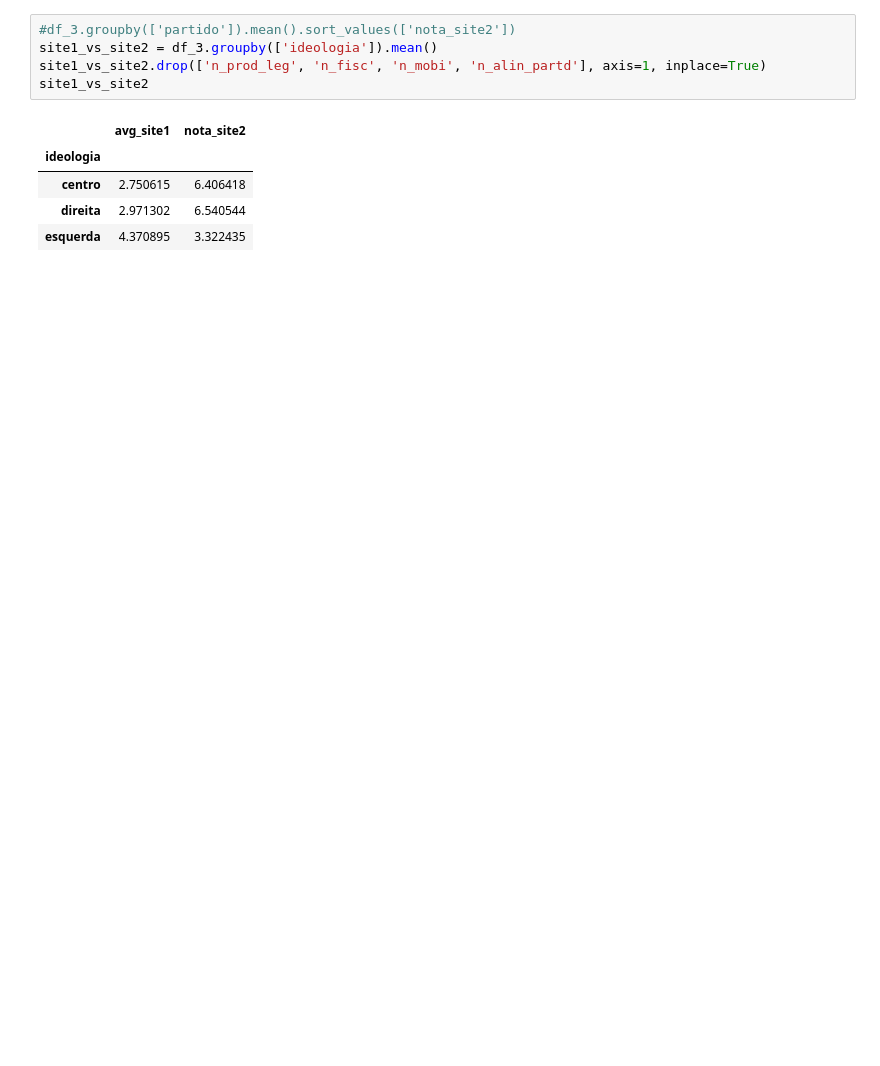
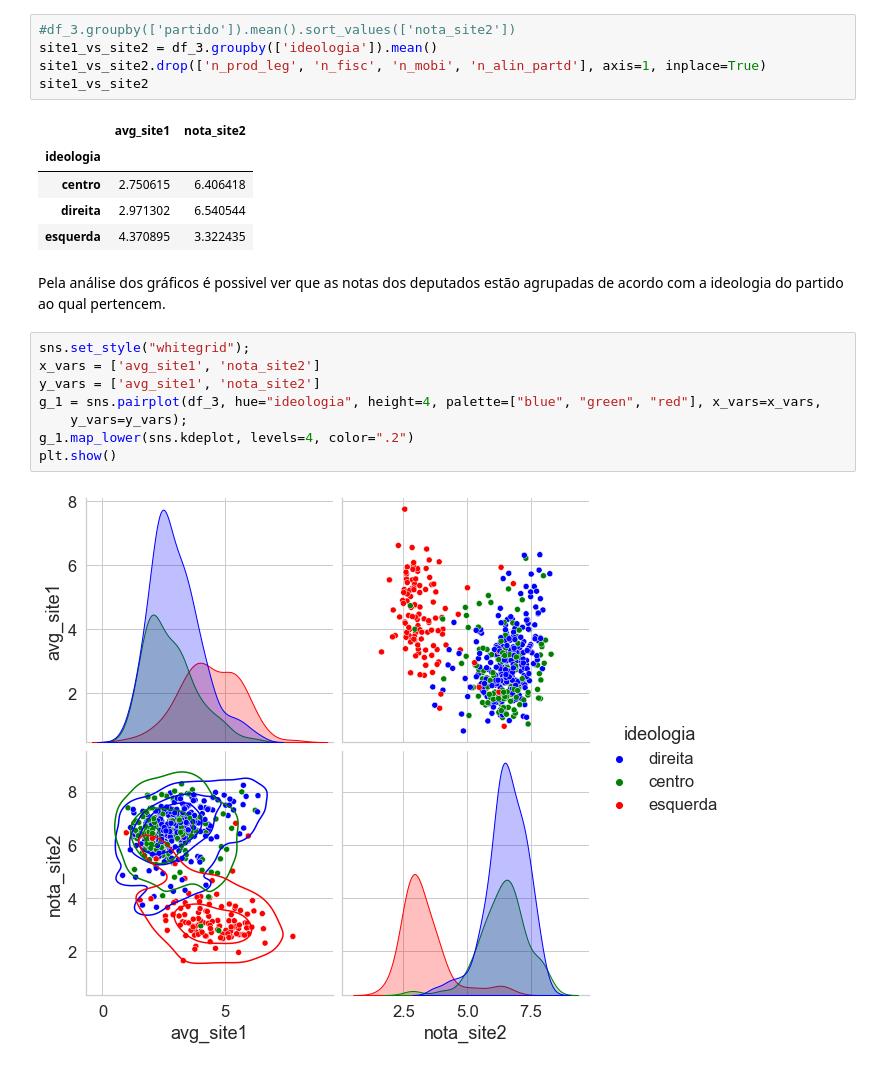
Before and after one commit to AndreMoura88/Notas_de_deputados, a Jupyter notebook: Analise_dos_dados.ipynb, the cells around one changed output. Saved outputs shown, nothing was run; the diff lists cells and outputs as text; blank space fills up the shorter version.

```diff
--- a/Analise_dos_dados.ipynb
+++ b/Analise_dos_dados.ipynb
@@ -132,3 +133,15 @@ site1_vs_site2
 | centro | 2.750615 | 6.406418 |
 | direita | 2.971302 | 6.540544 |
 | esquerda | 4.370895 | 3.322435 |
+# %% [markdown]
+Pela análise dos gráficos é possivel ver que as notas dos deputados estão agrupadas de acordo com a ideologia do partido ao qual pertencem.
+# %%
+sns.set_style("whitegrid");
+x_vars = ['avg_site1', 'nota_site2']
+y_vars = ['avg_site1', 'nota_site2']
+g_1 = sns.pairplot(df_3, hue="ideologia", height=4, palette=["blue", "green", "red"], x_vars=x_vars,
+    y_vars=y_vars);
+g_1.map_lower(sns.kdeplot, levels=4, color=".2")
+plt.show()
+# %% [output]
+[figure, added]
```
Also changed, not shown: parts of 20 cells of this notebook.
